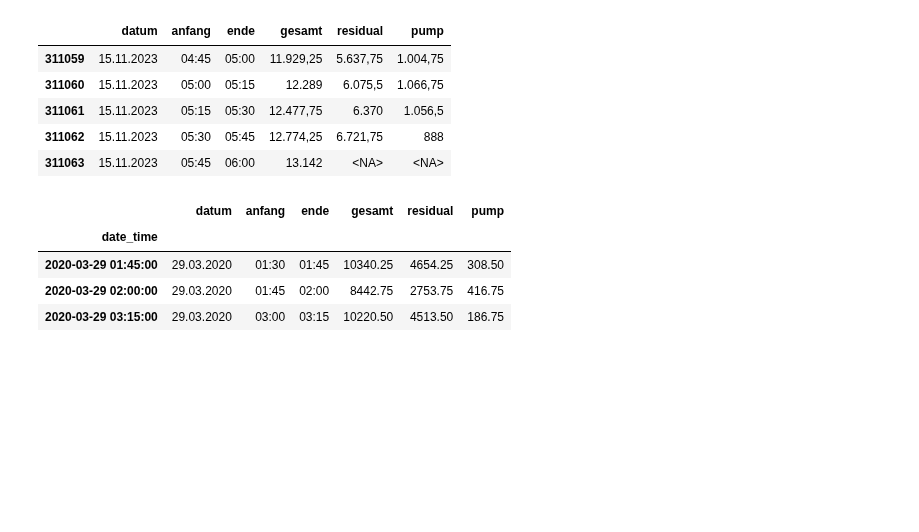
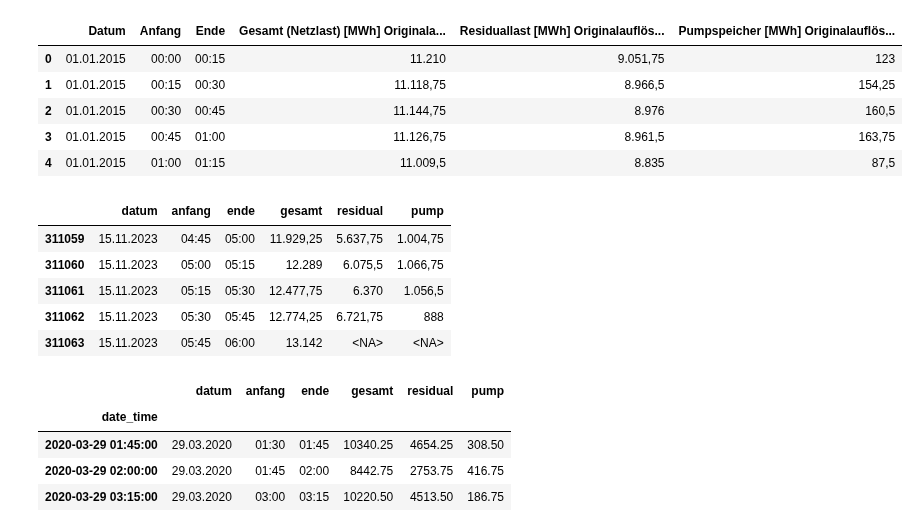
Before and after one commit to hikotei/2023_11-PTSFC, a Jupyter notebook: Energy/2023_11_15 power_demand.ipynb, the cells around one changed output. Saved outputs shown, nothing was run; the diff lists cells and outputs as text; code cells hidden in the pictures; blank space fills up the shorter version.

```diff
--- a/Energy/2023_11_15 power_demand.ipynb
+++ b/Energy/2023_11_15 power_demand.ipynb
@@ -5,6 +5,14 @@ import matplotlib.pyplot as plt
 import seaborn as sns
 # %%
 df = pd.read_csv("Realisierter_Stromverbrauch_201501010000_202311152359_Viertelstunde.csv", sep=";")
+df.head()
+# %% [output]
+|  | Datum | Anfang | Ende | Gesamt (Netzlast) [MWh] Originala... | Residuallast [MWh] Originalauflös... | Pumpspeicher [MWh] Originalauflös... |
+| 0 | 01.01.2015 | 00:00 | 00:15 | 11.210 | 9.051,75 | 123 |
+| 1 | 01.01.2015 | 00:15 | 00:30 | 11.118,75 | 8.966,5 | 154,25 |
+| 2 | 01.01.2015 | 00:30 | 00:45 | 11.144,75 | 8.976 | 160,5 |
+| 3 | 01.01.2015 | 00:45 | 01:00 | 11.126,75 | 8.961,5 | 163,75 |
+| 4 | 01.01.2015 | 01:00 | 01:15 | 11.009,5 | 8.835 | 87,5 |
 # %%
 # Rename columns for convenience
 df.columns = ["datum", "anfang", "ende", "gesamt", "residual", "pump"]
```
Also changed, not shown: 11 other files.
